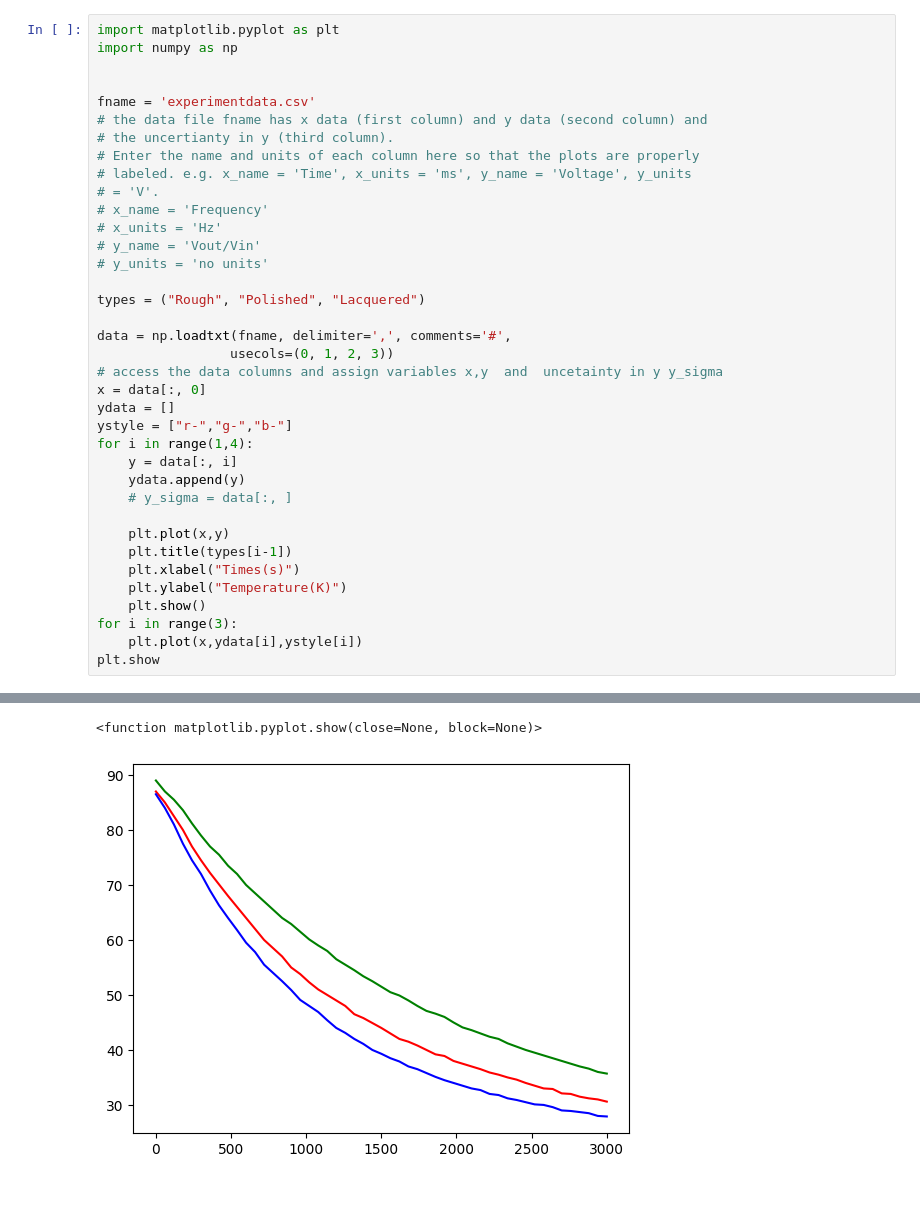
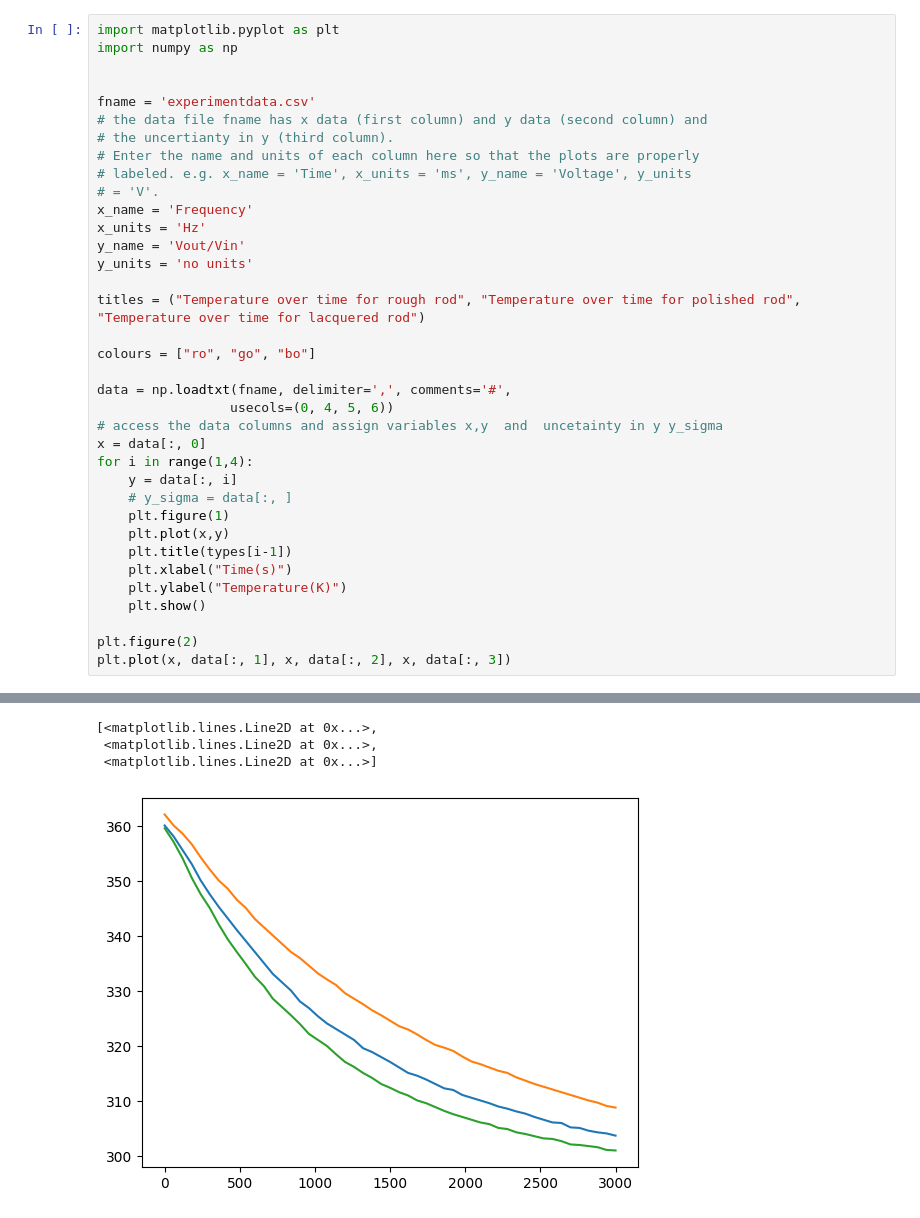
Before and after one commit to loganmachale/Modelling-Cooling-Mechanisms, a Jupyter notebook: Plotting.ipynb, the cells around one changed output, grey strips where cells are left out. Saved outputs shown, nothing was run; the diff lists cells and outputs as text.

```diff
--- a/Plotting.ipynb
+++ b/Plotting.ipynb
@@ -9,30 +9,29 @@ fname = 'experimentdata.csv'
 # Enter the name and units of each column here so that the plots are properly
 # labeled. e.g. x_name = 'Time', x_units = 'ms', y_name = 'Voltage', y_units
 # = 'V'.
-# x_name = 'Frequency'
-# x_units = 'Hz'
-# y_name = 'Vout/Vin'
-# y_units = 'no units'
+x_name = 'Frequency'
+x_units = 'Hz'
+y_name = 'Vout/Vin'
+y_units = 'no units'
 
-types = ("Rough", "Polished", "Lacquered")
+titles = ("Temperature over time for rough rod", "Temperature over time for polished rod", "Temperature over time for lacquered rod")
+
+colours = ["ro", "go", "bo"]
 
 data = np.loadtxt(fname, delimiter=',', comments='#',
-                 usecols=(0, 1, 2, 3))
+                 usecols=(0, 4, 5, 6))
 # access the data columns and assign variables x,y  and  uncetainty in y y_sigma
 x = data[:, 0]
-ydata = []
-ystyle = ["r-","g-","b-"]
 for i in range(1,4):
     y = data[:, i]
-    ydata.append(y)
     # y_sigma = data[:, ]
-
+    plt.figure(1)
     plt.plot(x,y)
     plt.title(types[i-1])
-    plt.xlabel("Times(s)")
+    plt.xlabel("Time(s)")
     plt.ylabel("Temperature(K)")
     plt.show()
-for i in range(3):
-    plt.plot(x,ydata[i],ystyle[i])
-plt.show
+
+plt.figure(2)
+plt.plot(x, data[:, 1], x, data[:, 2], x, data[:, 3])
 # %% [output]
@@ -42,2 +41,4 @@ plt.show
-<function matplotlib.pyplot.show(close=None, block=None)>
+[<matplotlib.lines.Line2D at 0x...>,
+ <matplotlib.lines.Line2D at 0x...>,
+ <matplotlib.lines.Line2D at 0x...>]
-[figure, old version]
+[figure, new version]
```
Also changed, not shown: parts of 1 cell of this notebook.
